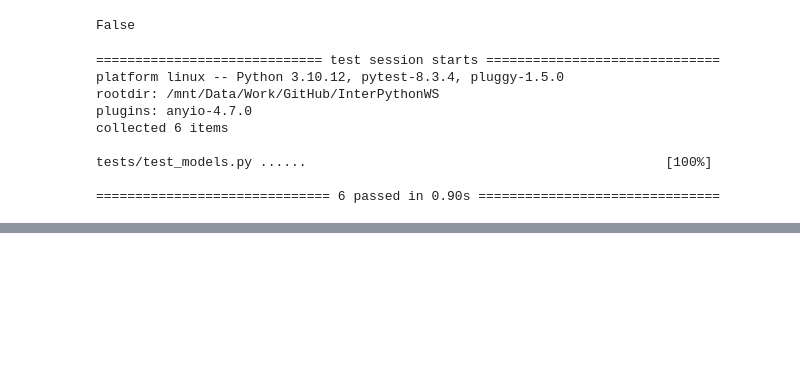
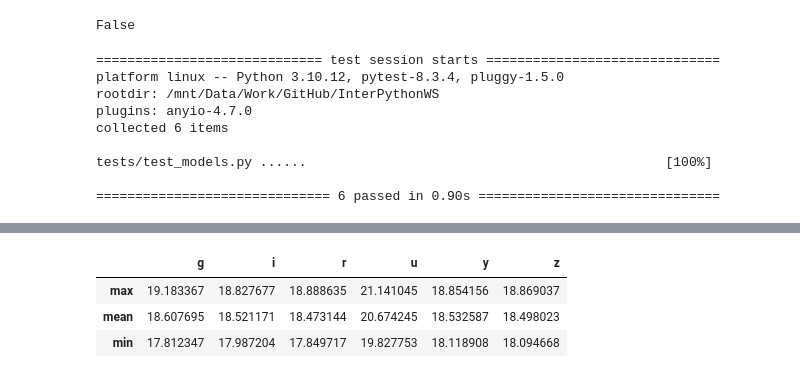
Before and after one commit to ShrRa/InterPythonWS, a Jupyter notebook: light-curve-analysis.ipynb, the cells around one changed output, grey strips where cells are left out. Saved outputs shown, nothing was run; the diff lists cells and outputs as text; code cells hidden in the pictures; blank space fills up the shorter version.

Commit message:
Add calc_stats and normalize_lc functions

```diff
--- a/light-curve-analysis.ipynb
+++ b/light-curve-analysis.ipynb
@@ -212,0 +204,20 @@ CalledProcessError: Command 'b'tests/test_models.py\n'' returned non-zero exit s
+# %%
+def calc_stats(lc, bands, mag_col):
+    # Calculate max, mean and min values for all bands of a light curve
+    stats = {}
+    for b in bands:
+        stat = {}
+        stat["max"] = models.max_mag(lc[b], mag_col)
+        stat["mean"] = models.mean_mag(lc[b], mag_col)
+        stat["min"] = models.min_mag(lc[b], mag_col)
+        stats[b] = stat
+    return pd.DataFrame.from_records(stats)
+# %%
+mag_col = 'psfMag'
+# %%
+calc_stats(lc, bands, mag_col)
+# %% [output]
+|  | g | i | r | u | y | z |
+| max | 19.183367 | 18.827677 | 18.888635 | 21.141045 | 18.854156 | 18.869037 |
+| mean | 18.607695 | 18.521171 | 18.473144 | 20.674245 | 18.532587 | 18.498023 |
+| min | 17.812347 | 17.987204 | 17.849717 | 19.827753 | 18.118908 | 18.094668 |
```
Also changed, not shown: parts of 1 cell of this notebook, 3 other files.
